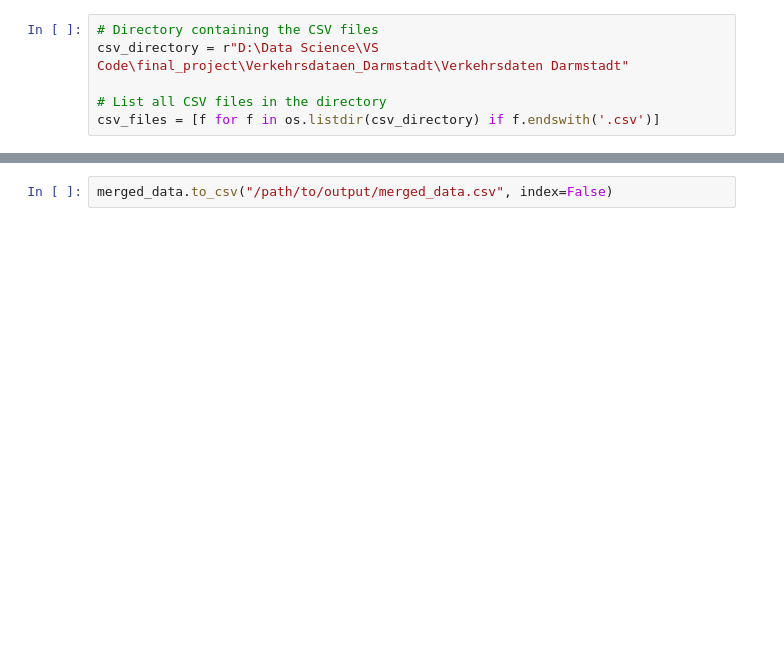
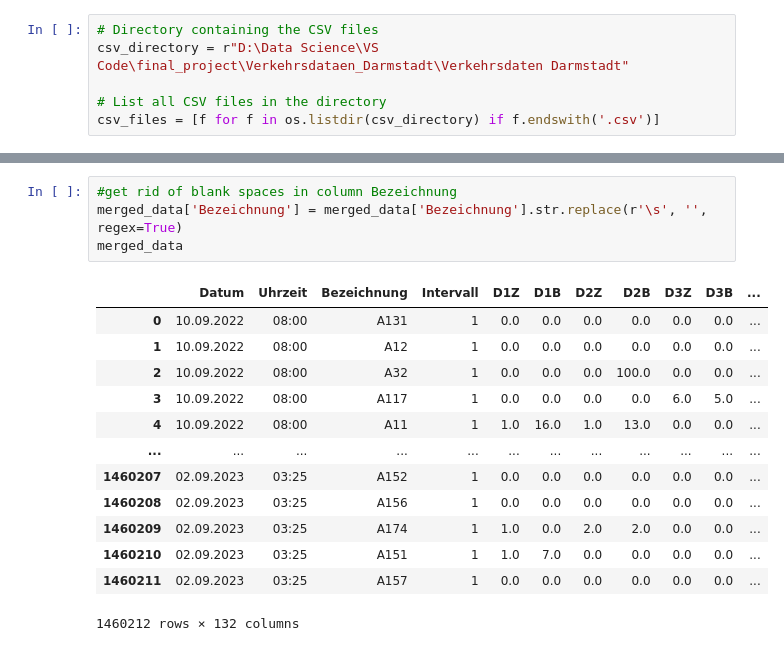
Before and after one commit to cathrinr/driving_change, a Jupyter notebook: trafficdata_exploration.ipynb, the cells around one changed output, grey strips where cells are left out. Saved outputs shown, nothing was run; the diff lists cells and outputs as text; blank space fills up the shorter version.

```diff
--- a/trafficdata_exploration.ipynb
+++ b/trafficdata_exploration.ipynb
@@ -27,2 +27,18 @@ show(merged_data)
-# %%
-merged_data.to_csv("/path/to/output/merged_data.csv", index=False)
+# %%
+#get rid of blank spaces in column Bezeichnung
+merged_data['Bezeichnung'] = merged_data['Bezeichnung'].str.replace(r'\s', '', regex=True)
+merged_data
+# %% [output]
+|  | Datum | Uhrzeit | Bezeichnung | Intervall | D1Z | D1B | D2Z | D2B | D3Z | D3B | ... |
+| 0 | 10.09.2022 | 08:00 | A131 | 1 | 0.0 | 0.0 | 0.0 | 0.0 | 0.0 | 0.0 | ... |
+| 1 | 10.09.2022 | 08:00 | A12 | 1 | 0.0 | 0.0 | 0.0 | 0.0 | 0.0 | 0.0 | ... |
+| 2 | 10.09.2022 | 08:00 | A32 | 1 | 0.0 | 0.0 | 0.0 | 100.0 | 0.0 | 0.0 | ... |
+| 3 | 10.09.2022 | 08:00 | A117 | 1 | 0.0 | 0.0 | 0.0 | 0.0 | 6.0 | 5.0 | ... |
+| 4 | 10.09.2022 | 08:00 | A11 | 1 | 1.0 | 16.0 | 1.0 | 13.0 | 0.0 | 0.0 | ... |
+| ... | ... | ... | ... | ... | ... | ... | ... | ... | ... | ... | ... |
+| 1460207 | 02.09.2023 | 03:25 | A152 | 1 | 0.0 | 0.0 | 0.0 | 0.0 | 0.0 | 0.0 | ... |
+| 1460208 | 02.09.2023 | 03:25 | A156 | 1 | 0.0 | 0.0 | 0.0 | 0.0 | 0.0 | 0.0 | ... |
+| 1460209 | 02.09.2023 | 03:25 | A174 | 1 | 1.0 | 0.0 | 2.0 | 2.0 | 0.0 | 0.0 | ... |
+| 1460210 | 02.09.2023 | 03:25 | A151 | 1 | 1.0 | 7.0 | 0.0 | 0.0 | 0.0 | 0.0 | ... |
+| 1460211 | 02.09.2023 | 03:25 | A157 | 1 | 0.0 | 0.0 | 0.0 | 0.0 | 0.0 | 0.0 | ... |
+1460212 rows × 132 columns
```
Also changed, not shown: parts of 18 cells of this notebook.
